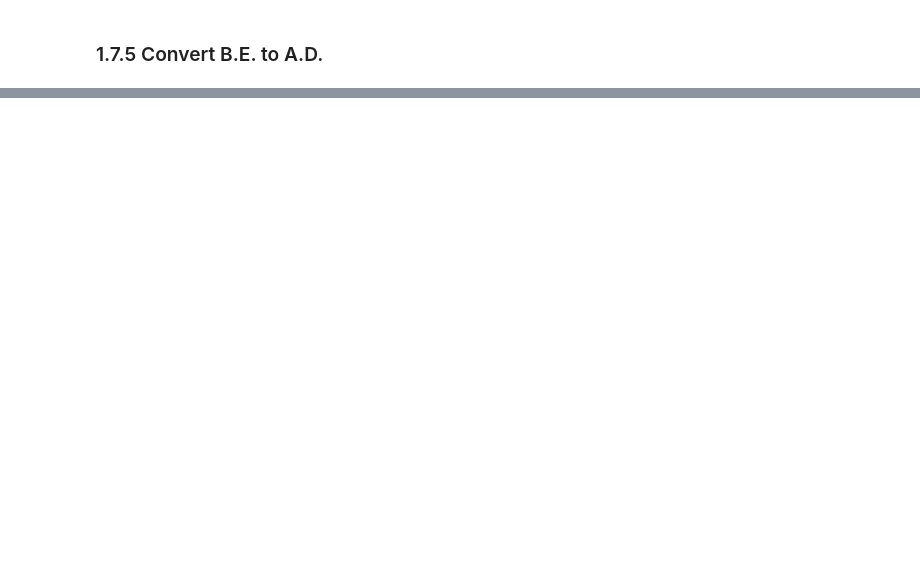
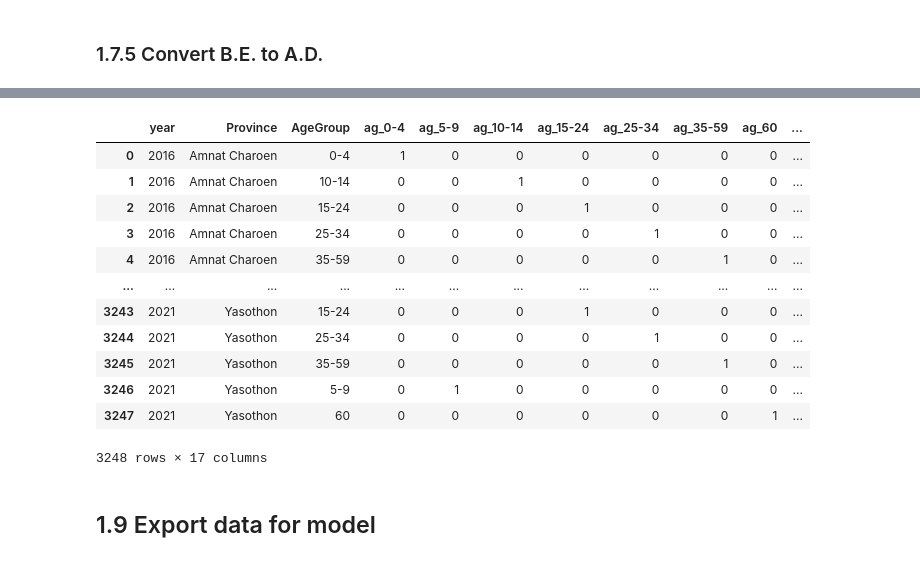
Before and after one commit to Phophism/python_project, a Jupyter notebook: Akkapop/Dengue_preprocessing.ipynb, the cells around one changed output, grey strips where cells are left out. Drawn from its saved outputs; the diff is of its cells as text; code cells hidden in the pictures; blank space fills up the shorter version.

Commit message:
ไฟล์สำหรับ รันโมเดล /output/dengue_processed ส่งต่อให้พี่ก้อง ไม่มี ค่า nan แล้ว แทนโดย Mean รอทีม approve ครับ

```diff
--- a/Akkapop/Dengue_preprocessing.ipynb
+++ b/Akkapop/Dengue_preprocessing.ipynb
@@ -740,0 +970,26 @@ r_day5
+# %%
+new_df_1 = new_df
+# %%
+new_df_1['humidity'].fillna(int(new_df['humidity'].mean()), inplace = True)
+new_df_1['temp_avg'].fillna(int(new_df['temp_avg'].mean()), inplace = True)
+new_df_1['temp_min'].fillna(int(new_df['temp_min'].mean()), inplace = True)
+new_df_1['temp_max'].fillna(int(new_df['temp_max'].mean()), inplace = True)
+new_df_1['rain_ml'].fillna(int(new_df['rain_ml'].mean()), inplace = True)
+new_df_1['rain_day'].fillna(int(new_df['rain_day'].mean()), inplace = True)
+new_df_1
+# %% [output]
+|  | year | Province | AgeGroup | ag_0-4 | ag_5-9 | ag_10-14 | ag_15-24 | ag_25-34 | ag_35-59 | ag_60 | ... |
+| 0 | 2016 | Amnat Charoen | 0-4 | 1 | 0 | 0 | 0 | 0 | 0 | 0 | ... |
+| 1 | 2016 | Amnat Charoen | 10-14 | 0 | 0 | 1 | 0 | 0 | 0 | 0 | ... |
+| 2 | 2016 | Amnat Charoen | 15-24 | 0 | 0 | 0 | 1 | 0 | 0 | 0 | ... |
+| 3 | 2016 | Amnat Charoen | 25-34 | 0 | 0 | 0 | 0 | 1 | 0 | 0 | ... |
+| 4 | 2016 | Amnat Charoen | 35-59 | 0 | 0 | 0 | 0 | 0 | 1 | 0 | ... |
+| ... | ... | ... | ... | ... | ... | ... | ... | ... | ... | ... | ... |
+| 3243 | 2021 | Yasothon | 15-24 | 0 | 0 | 0 | 1 | 0 | 0 | 0 | ... |
+| 3244 | 2021 | Yasothon | 25-34 | 0 | 0 | 0 | 0 | 1 | 0 | 0 | ... |
+| 3245 | 2021 | Yasothon | 35-59 | 0 | 0 | 0 | 0 | 0 | 1 | 0 | ... |
+| 3246 | 2021 | Yasothon | 5-9 | 0 | 1 | 0 | 0 | 0 | 0 | 0 | ... |
+| 3247 | 2021 | Yasothon | 60 | 0 | 0 | 0 | 0 | 0 | 0 | 1 | ... |
+3248 rows × 17 columns
+# %% [markdown]
+## 1.9 Export data for model
```
Also changed, not shown: parts of 47 cells of this notebook, 2 other files.
